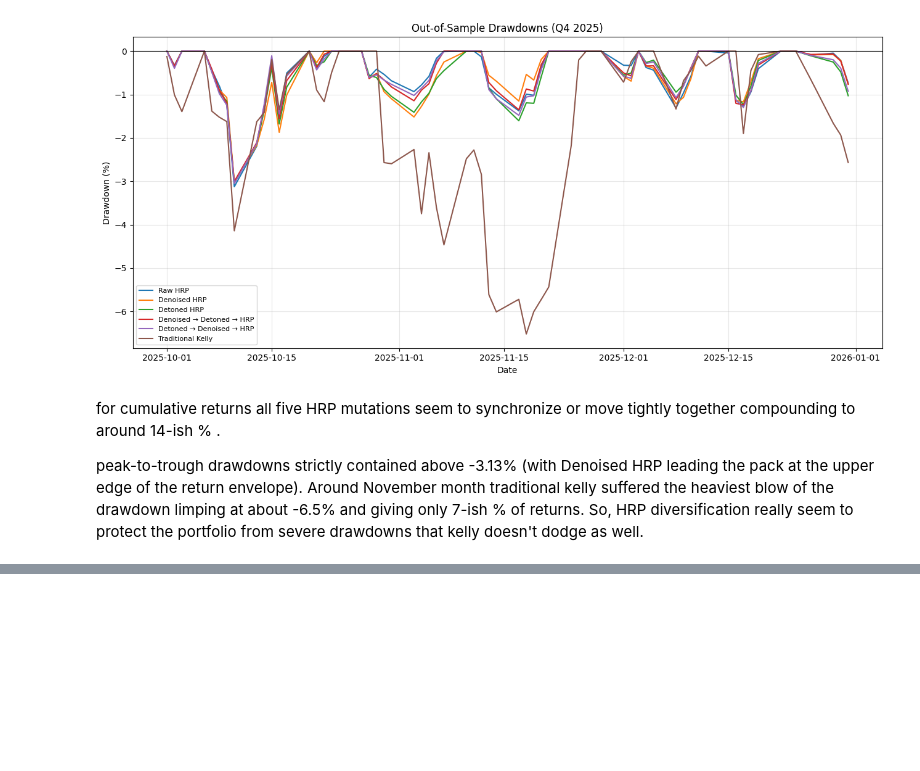
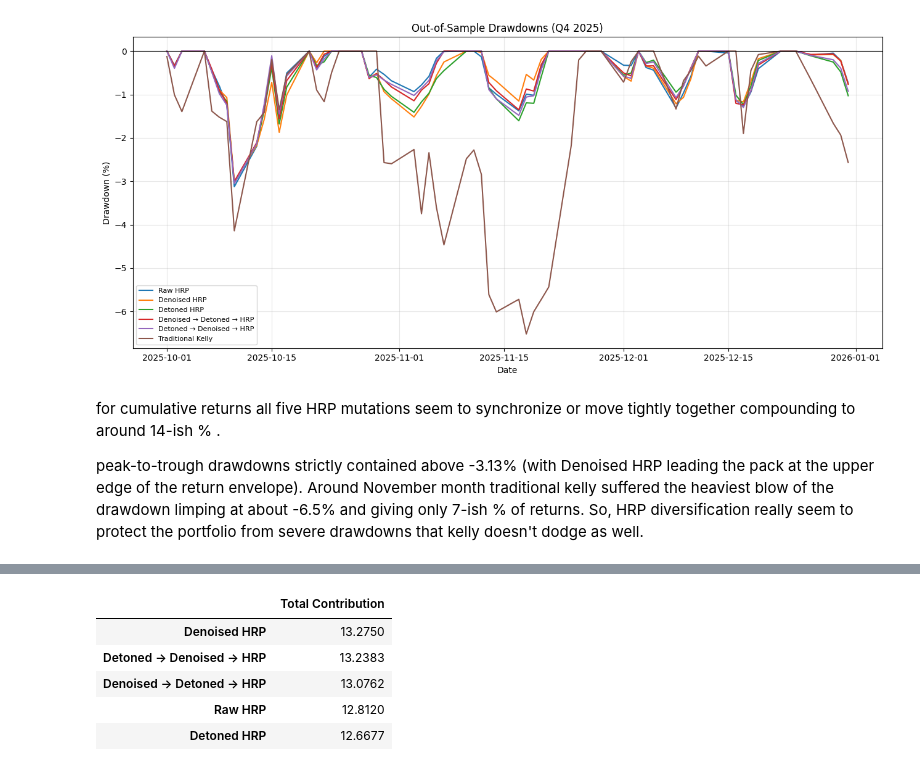
Before and after one commit to George7531/Portfolio_Management, a Jupyter notebook: Group_19296_MScFE_652_Portfolio_Management_Project_2.ipynb, the cells around one changed output, grey strips where cells are left out. Cells and saved outputs as stored; diff of their text form; code cells hidden in the pictures; blank space fills up the shorter version.

```diff
--- a/Group_19296_MScFE_652_Portfolio_Management_Project_2.ipynb
+++ b/Group_19296_MScFE_652_Portfolio_Management_Project_2.ipynb
@@ -1770,0 +1834,9 @@ peak-to-trough drawdowns strictly contained above -3.13% (with Denoised HRP lead
+# %%
+arithmetic_contributions.sum(axis=1).round(4).sort_values(ascending=False).to_frame('Total Contribution')
+# %% [output]
+|  | Total Contribution |
+| Denoised HRP | 13.2750 |
+| Detoned → Denoised → HRP | 13.2383 |
+| Denoised → Detoned → HRP | 13.0762 |
+| Raw HRP | 12.8120 |
+| Detoned HRP | 12.6677 |
```
Also changed, not shown: parts of 10 cells of this notebook.
